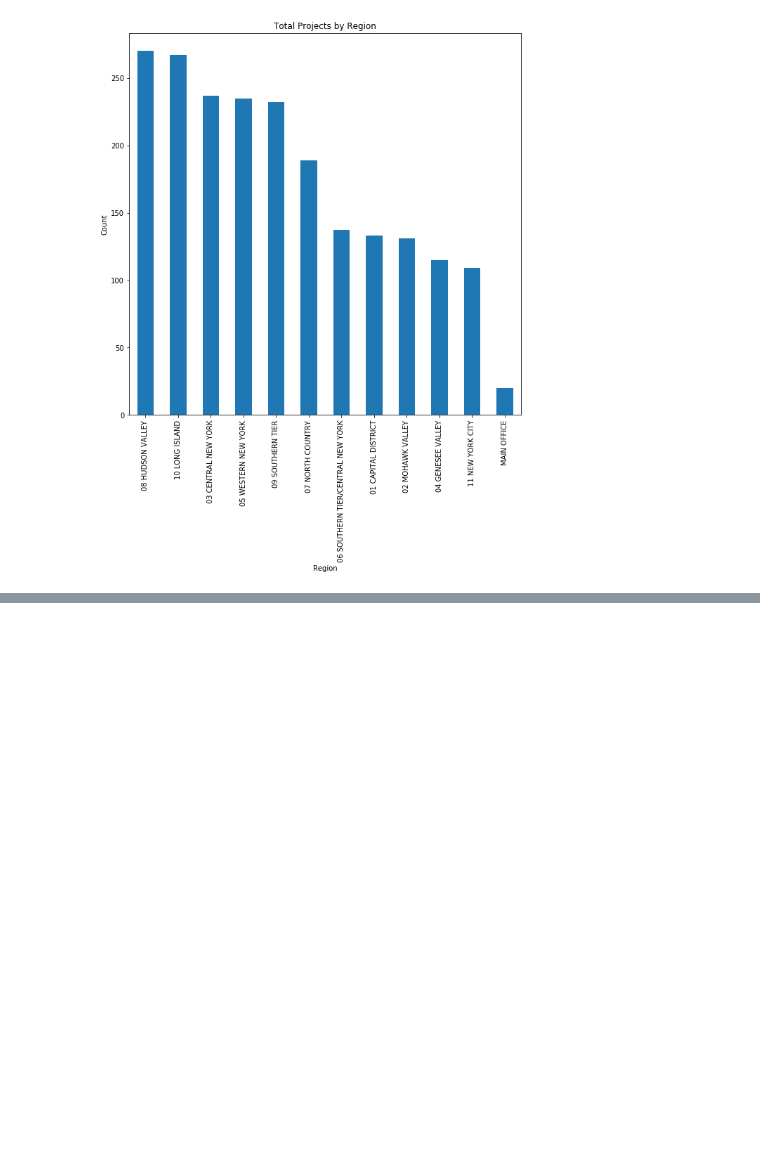
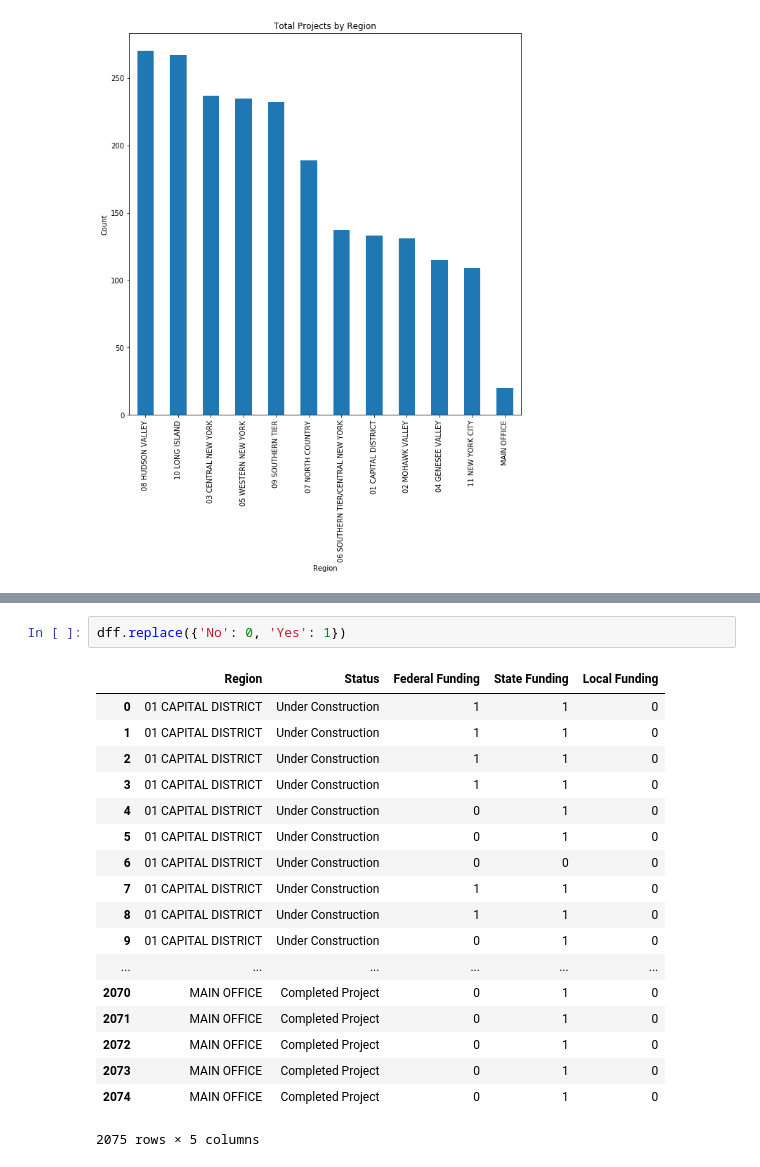
Before and after one commit to mdonatiello/Project-2-Liana_Marc_Murali, a Jupyter notebook: transport.ipynb, the cells around one changed output, grey strips where cells are left out. Saved outputs shown, nothing was run; the diff lists cells and outputs as text; blank space fills up the shorter version.

```diff
--- a/transport.ipynb
+++ b/transport.ipynb
@@ -220,0 +225,21 @@ ax2
+# %%
+dff.replace({'No': 0, 'Yes': 1})
+# %% [output]
+|  | Region | Status | Federal Funding | State Funding | Local Funding |
+| 0 | 01 CAPITAL DISTRICT | Under Construction | 1 | 1 | 0 |
+| 1 | 01 CAPITAL DISTRICT | Under Construction | 1 | 1 | 0 |
+| 2 | 01 CAPITAL DISTRICT | Under Construction | 1 | 1 | 0 |
+| 3 | 01 CAPITAL DISTRICT | Under Construction | 1 | 1 | 0 |
+| 4 | 01 CAPITAL DISTRICT | Under Construction | 0 | 1 | 0 |
+| 5 | 01 CAPITAL DISTRICT | Under Construction | 0 | 1 | 0 |
+| 6 | 01 CAPITAL DISTRICT | Under Construction | 0 | 0 | 0 |
+| 7 | 01 CAPITAL DISTRICT | Under Construction | 1 | 1 | 0 |
+| 8 | 01 CAPITAL DISTRICT | Under Construction | 1 | 1 | 0 |
+| 9 | 01 CAPITAL DISTRICT | Under Construction | 0 | 1 | 0 |
+| ... | ... | ... | ... | ... | ... |
+| 2070 | MAIN OFFICE | Completed Project | 0 | 1 | 0 |
+| 2071 | MAIN OFFICE | Completed Project | 0 | 1 | 0 |
+| 2072 | MAIN OFFICE | Completed Project | 0 | 1 | 0 |
+| 2073 | MAIN OFFICE | Completed Project | 0 | 1 | 0 |
+| 2074 | MAIN OFFICE | Completed Project | 0 | 1 | 0 |
+2075 rows × 5 columns
```
Also changed, not shown: parts of 21 cells of this notebook, 2 other files.
